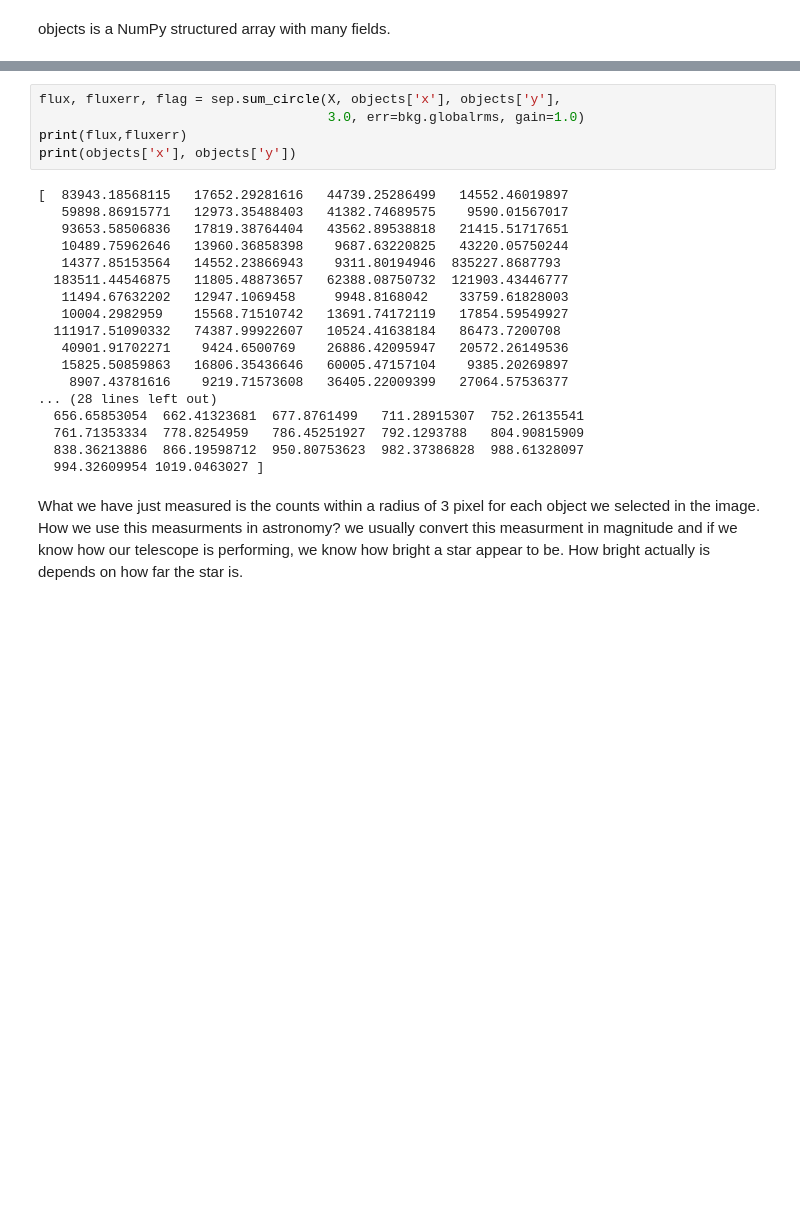
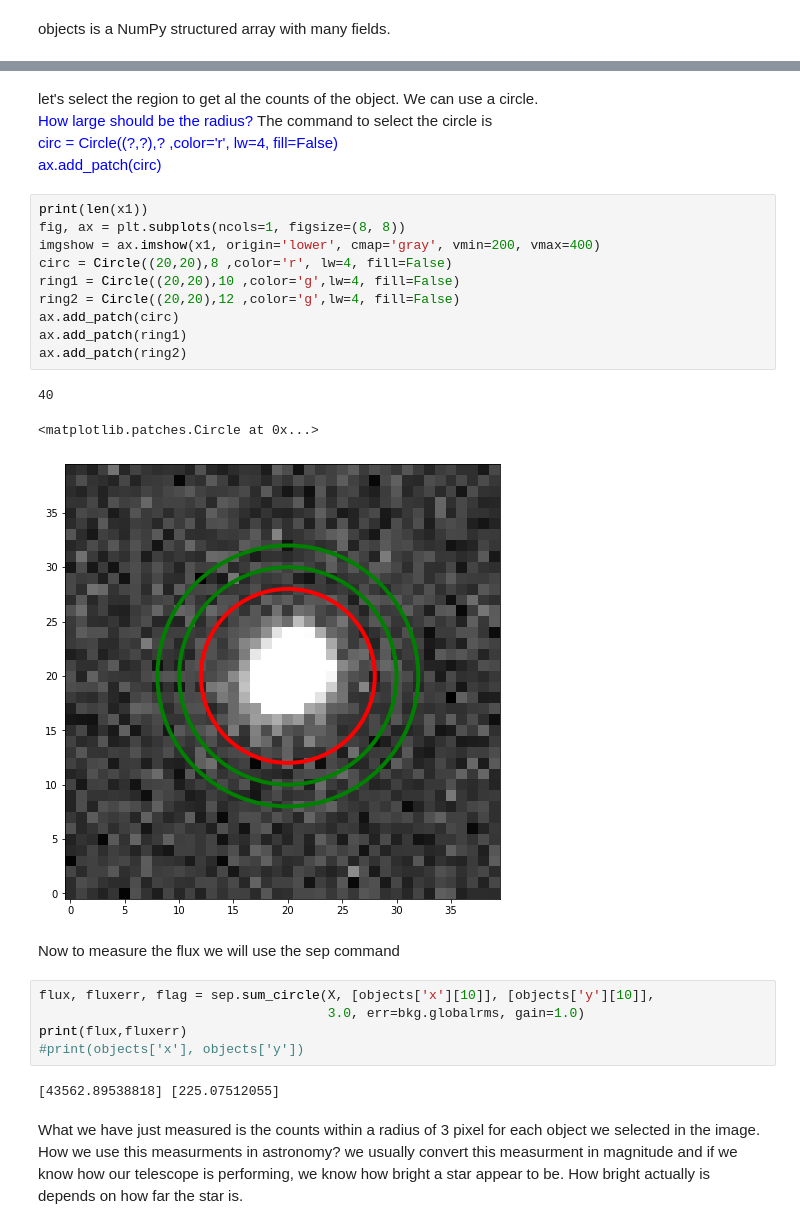
Before and after one commit to svalenti/DLT40PimaSchool.github.io, a Jupyter notebook: notebook/lecture4/lecture4_PIMA.ipynb, the cells around one changed output, grey strips where cells are left out. Saved outputs shown, nothing was run; the diff lists cells and outputs as text; blank space fills up the shorter version.

```diff
--- a/notebook/lecture4/lecture4_PIMA.ipynb
+++ b/notebook/lecture4/lecture4_PIMA.ipynb
@@ -125,26 +76,32 @@ Finally, we’ll perform simple circular aperture photometry with a 3 pixel radi
+# %% [markdown]
+let's select the region to get al the counts of the object. We can use a circle.
+<br> <font color='blue'> How large should be the radius?</font>
+The command to select the circle is
+<br> <font color='blue'> circ = Circle((?,?),? ,color='r', lw=4, fill=False) </font>
+<br> <font color='blue'> ax.add_patch(circ) </font>
+# %%
+print(len(x1))
+fig, ax = plt.subplots(ncols=1, figsize=(8, 8))
+imgshow = ax.imshow(x1, origin='lower', cmap='gray', vmin=200, vmax=400)
+circ = Circle((20,20),8 ,color='r', lw=4, fill=False)
+ring1 = Circle((20,20),10 ,color='g',lw=4, fill=False)
+ring2 = Circle((20,20),12 ,color='g',lw=4, fill=False)
+ax.add_patch(circ)
+ax.add_patch(ring1)
+ax.add_patch(ring2)
+# %% [output]
+40
+<matplotlib.patches.Circle at 0x...>
+[figure, added]
+# %% [markdown]
+Now to measure the flux we will use the sep command
 # %%
-flux, fluxerr, flag = sep.sum_circle(X, objects['x'], objects['y'],
+flux, fluxerr, flag = sep.sum_circle(X, [objects['x'][10]], [objects['y'][10]],
                                      3.0, err=bkg.globalrms, gain=1.0)
 print(flux,fluxerr)
-print(objects['x'], objects['y'])
+#print(objects['x'], objects['y'])
 # %% [output]
-[  83943.18568115   17652.29281616   44739.25286499   14552.46019897
-   59898.86915771   12973.35488403   41382.74689575    9590.01567017
-   93653.58506836   17819.38764404   43562.89538818   21415.51717651
-   10489.75962646   13960.36858398    9687.63220825   43220.05750244
-   14377.85153564   14552.23866943    9311.80194946  835227.8687793
-  183511.44546875   11805.48873657   62388.08750732  121903.43446777
-   11494.67632202   12947.1069458     9948.8168042    33759.61828003
-   10004.2982959    15568.71510742   13691.74172119   17854.59549927
-  111917.51090332   74387.99922607   10524.41638184   86473.7200708
-   40901.91702271    9424.6500769    26886.42095947   20572.26149536
-   15825.50859863   16806.35436646   60005.47157104    9385.20269897
-    8907.43781616    9219.71573608   36405.22009399   27064.57536377
-... (28 lines left out)
-  656.65853054  662.41323681  677.8761499   711.28915307  752.26135541
-  761.71353334  778.8254959   786.45251927  792.1293788   804.90815909
-  838.36213886  866.19598712  950.80753623  982.37386828  988.61328097
-  994.32609954 1019.0463027 ]
+[43562.89538818] [225.07512055]
 # %% [markdown]
 What we have just measured is the counts within a radius of 3 pixel for each object we selected in the image. How we use this measurments in astronomy? we usually convert this measurment in magnitude and if we know how our telescope is performing, we know how bright a star appear to be. How bright actually is depends on how far the star is.
 # %% [markdown]
```
Also changed, not shown: parts of 22 cells of this notebook, 4 other files.
